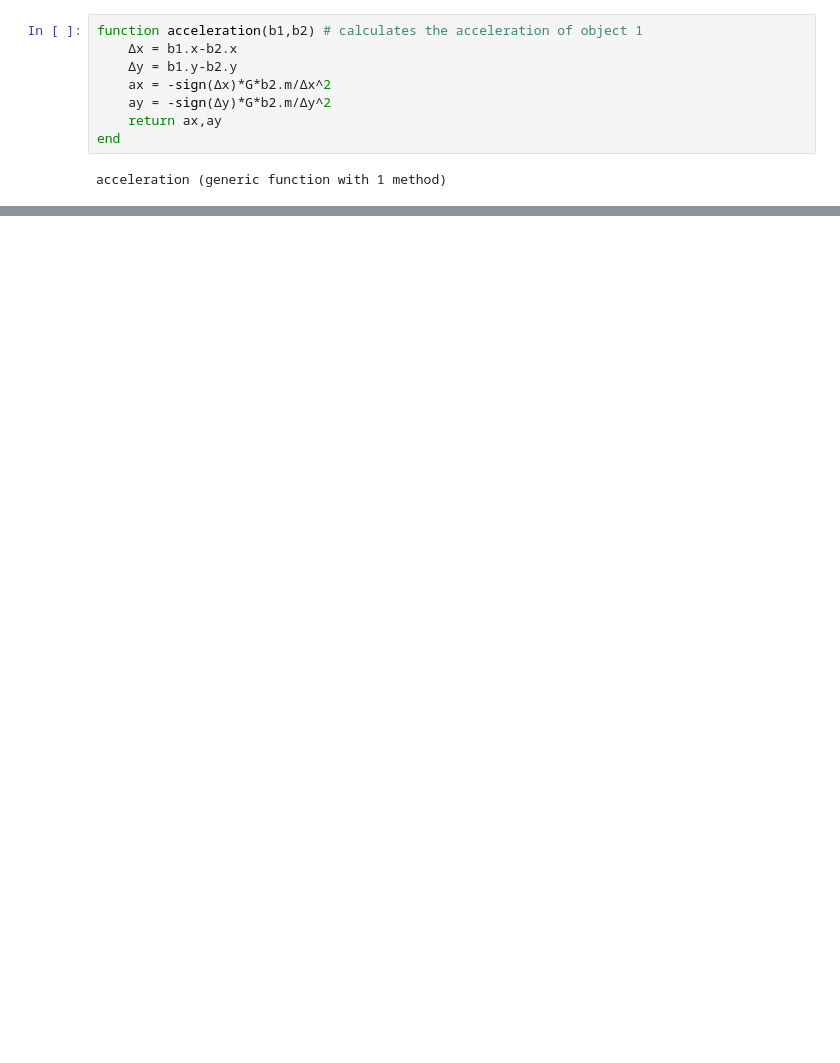
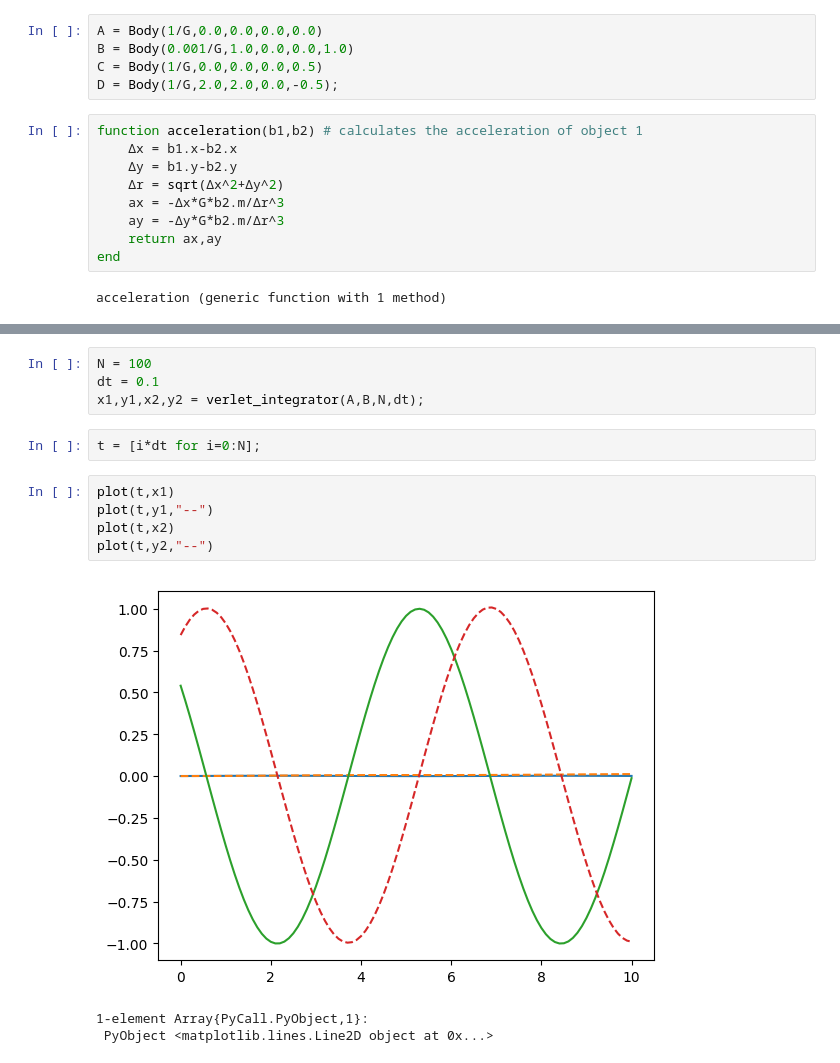
Before and after one commit to aboustati/intro_to_computing_2018, a Jupyter notebook: julia/julia_introduction.ipynb, the cells around one changed output, grey strips where cells are left out. Drawn from its saved outputs; the diff is of its cells as text; blank space fills up the shorter version.

```diff
--- a/julia/julia_introduction.ipynb
+++ b/julia/julia_introduction.ipynb
@@ -372,9 +376,15 @@ sign (generic function with 1 method)
+# %%
+A = Body(1/G,0.0,0.0,0.0,0.0)
+B = Body(0.001/G,1.0,0.0,0.0,1.0)
+C = Body(1/G,0.0,0.0,0.0,0.5)
+D = Body(1/G,2.0,2.0,0.0,-0.5);
 # %%
 function acceleration(b1,b2) # calculates the acceleration of object 1
     Δx = b1.x-b2.x
     Δy = b1.y-b2.y
-    ax = -sign(Δx)*G*b2.m/Δx^2
-    ay = -sign(Δy)*G*b2.m/Δy^2
+    Δr = sqrt(Δx^2+Δy^2)
+    ax = -Δx*G*b2.m/Δr^3
+    ay = -Δy*G*b2.m/Δr^3
     return ax,ay
 end
 # %% [output]
@@ -381,0 +432,15 @@ acceleration (generic function with 1 method)
+# %%
+N = 100
+dt = 0.1
+x1,y1,x2,y2 = verlet_integrator(A,B,N,dt);
+# %%
+t = [i*dt for i=0:N];
+# %%
+plot(t,x1)
+plot(t,y1,"--")
+plot(t,x2)
+plot(t,y2,"--")
+# %% [output]
+[figure, added]
+1-element Array{PyCall.PyObject,1}:
+ PyObject <matplotlib.lines.Line2D object at 0x...>
```
Also changed, not shown: parts of 8 cells of this notebook.
